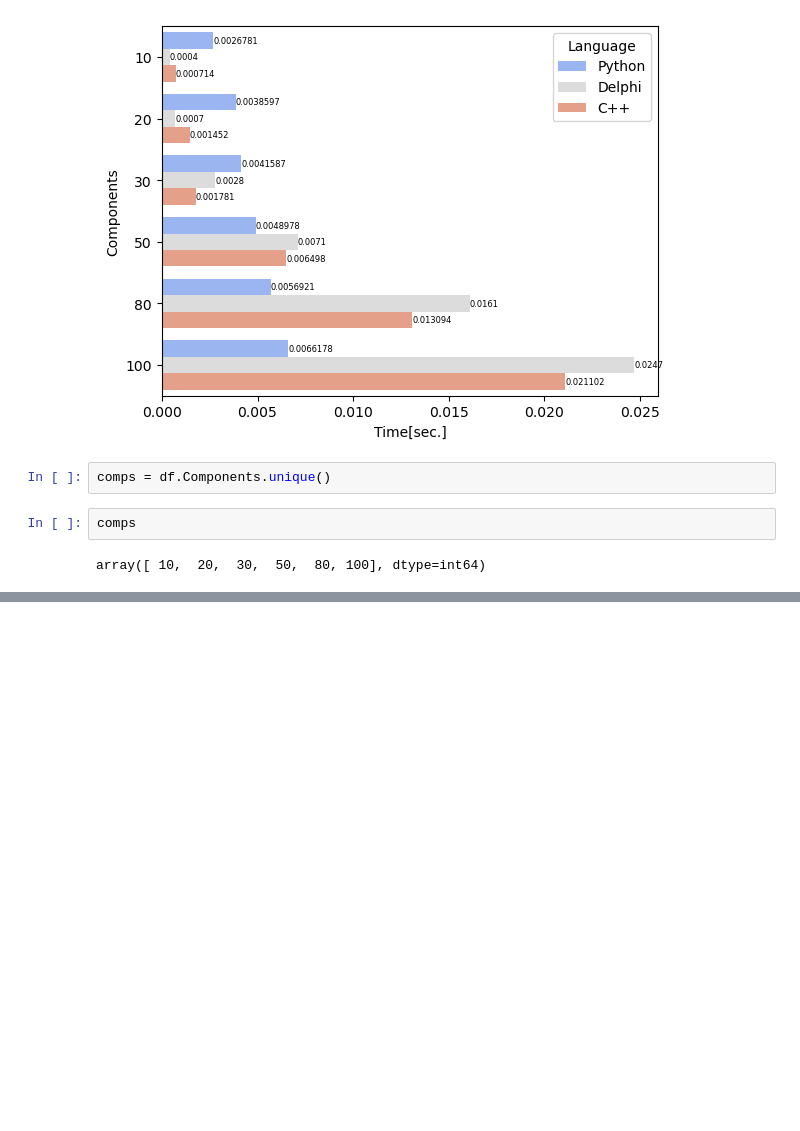
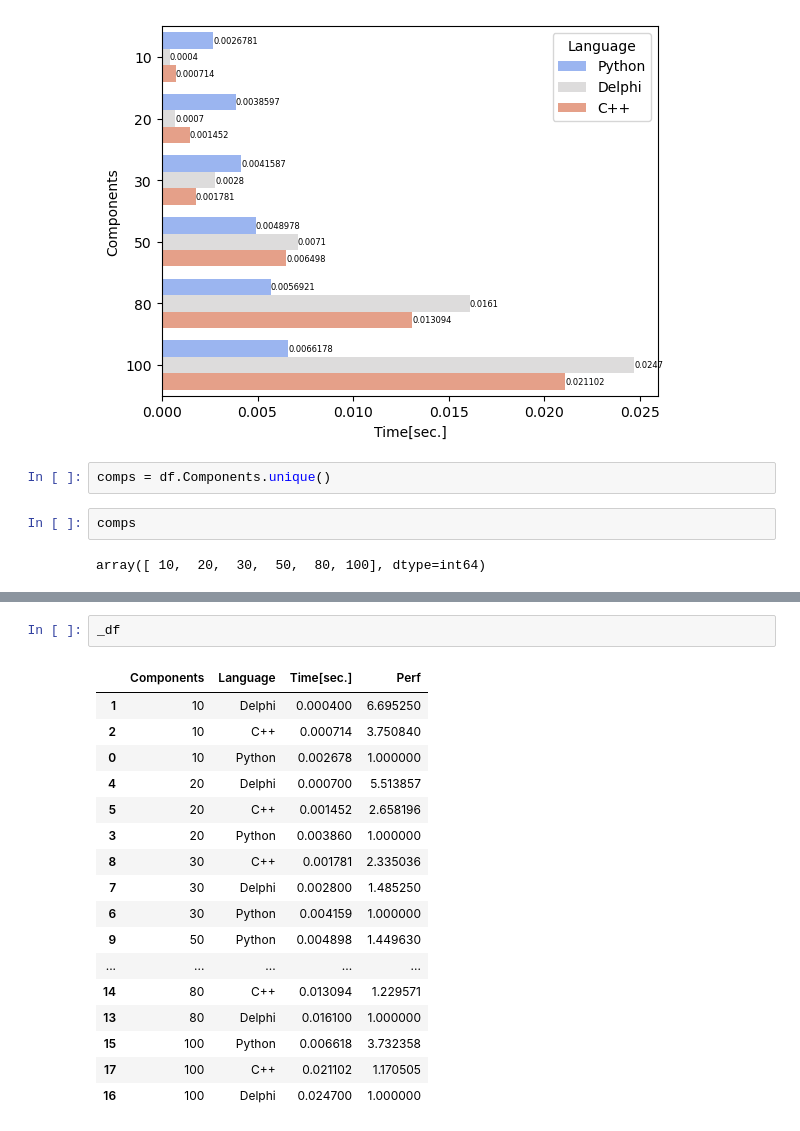
Before and after one commit to VChuzlov/My_Project, a Jupyter notebook: PerfTest/peft_test.ipynb, the cells around one changed output, grey strips where cells are left out. Saved outputs shown, nothing was run; the diff lists cells and outputs as text; blank space fills up the shorter version.

```diff
--- a/PerfTest/peft_test.ipynb
+++ b/PerfTest/peft_test.ipynb
@@ -124,0 +122,20 @@ pd.concat(to_concat)
+# %%
+_df
+# %% [output]
+|  | Components | Language | Time[sec.] | Perf |
+| 1 | 10 | Delphi | 0.000400 | 6.695250 |
+| 2 | 10 | C++ | 0.000714 | 3.750840 |
+| 0 | 10 | Python | 0.002678 | 1.000000 |
+| 4 | 20 | Delphi | 0.000700 | 5.513857 |
+| 5 | 20 | C++ | 0.001452 | 2.658196 |
+| 3 | 20 | Python | 0.003860 | 1.000000 |
+| 8 | 30 | C++ | 0.001781 | 2.335036 |
+| 7 | 30 | Delphi | 0.002800 | 1.485250 |
+| 6 | 30 | Python | 0.004159 | 1.000000 |
+| 9 | 50 | Python | 0.004898 | 1.449630 |
+| ... | ... | ... | ... | ... |
+| 14 | 80 | C++ | 0.013094 | 1.229571 |
+| 13 | 80 | Delphi | 0.016100 | 1.000000 |
+| 15 | 100 | Python | 0.006618 | 3.732358 |
+| 17 | 100 | C++ | 0.021102 | 1.170505 |
+| 16 | 100 | Delphi | 0.024700 | 1.000000 |
```
Also changed, not shown: parts of 3 cells of this notebook, 1 other file.
